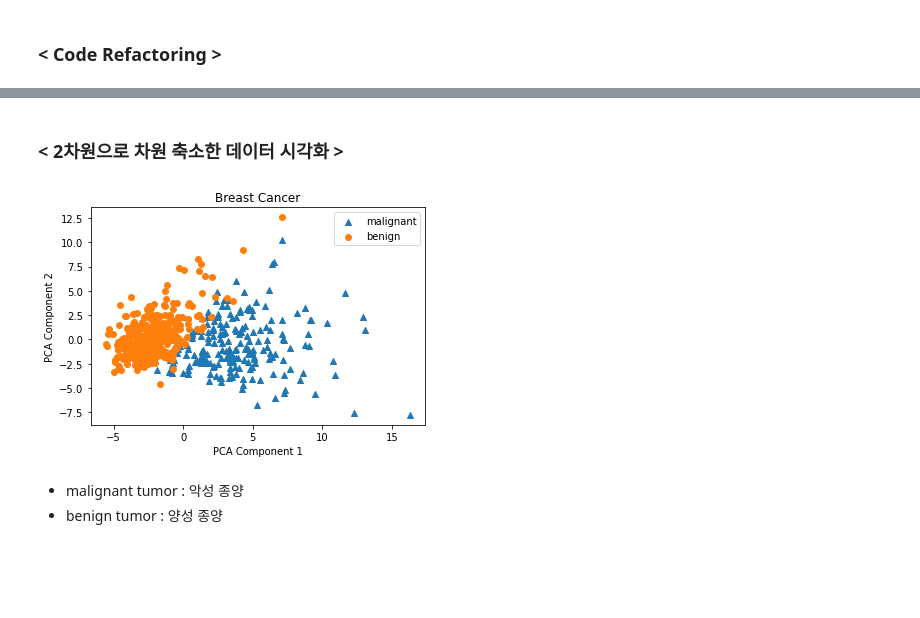
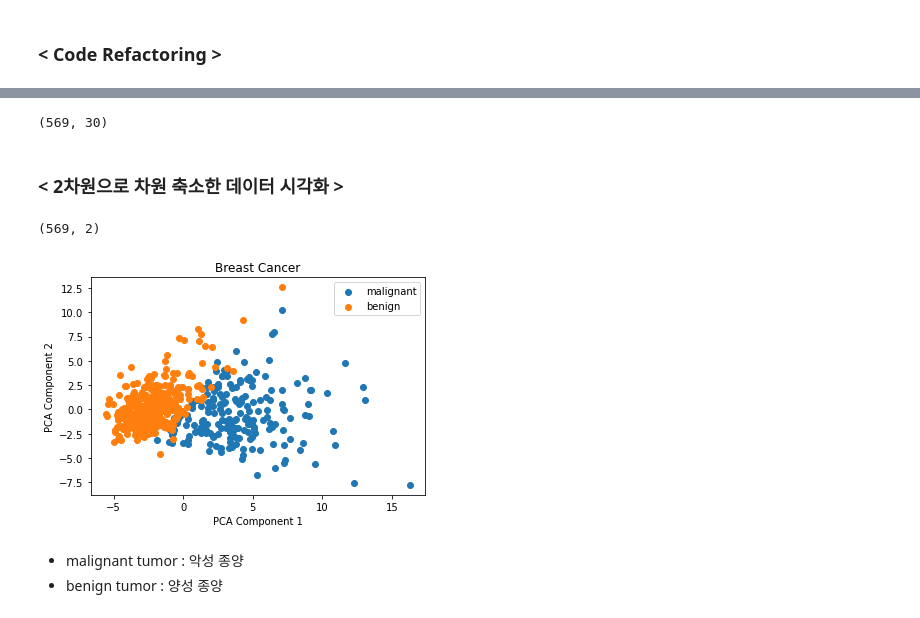
Before and after one commit to 1unasy/MachineLearning-2021-12, a Jupyter notebook: 05.PCA_및_군집화/03.PCA_Breast_cancer.ipynb, the cells around one changed output, grey strips where cells are left out. Drawn from its saved outputs; the diff is of its cells as text; code cells hidden in the pictures; blank space fills up the shorter version.

Commit message:
pca_breast_cancer

```diff
--- a/05.PCA_및_군집화/03.PCA_Breast_cancer.ipynb
+++ b/05.PCA_및_군집화/03.PCA_Breast_cancer.ipynb
@@ -191,5 +211,16 @@ PCA 10: 설명력-0.9516, 정확도-0.9860
+# %%
+# None == 원본과 동일
+pca = PCA(n_components=None)
+cp = pca.fit_transform(cancer_std)
+cp.shape
+# %% [output]
+(569, 30)
 # %% [markdown]
 ### < 2차원으로 차원 축소한 데이터 시각화 >
+# %%
+cancer_pca2.shape
+# %% [output]
+(569, 2)
 # %%
 df['PC1'] = cancer_pca2[:,0] # x축
 df['PC2'] = cancer_pca2[:,1] # y축
@@ -199,19 +231,16 @@ df['PC2'] = cancer_pca2[:,1] # y축
 # %%
-markers = ['^', 'o']
-
-for i, marker in enumerate(markers):
+for i in range(2):
     x_data = df[df.target == i]['PC1']
     y_data = df[df.target == i]['PC2']
-    plt.scatter(x_data, y_data, marker=marker,
-                label=cancer.target_names[i])
+    plt.scatter(x_data, y_data, label=cancer.target_names[i])
 
 plt.legend()
 plt.title('Breast Cancer')
 plt.xlabel('PCA Component 1')
 plt.ylabel('PCA Component 2')
 plt.show()
 # %% [output]
-[figure, old version]
+[figure, new version]
 # %% [markdown]
 - malignant tumor : 악성 종양
 - benign tumor : 양성 종양
```
Also changed, not shown: parts of 18 cells of this notebook.
